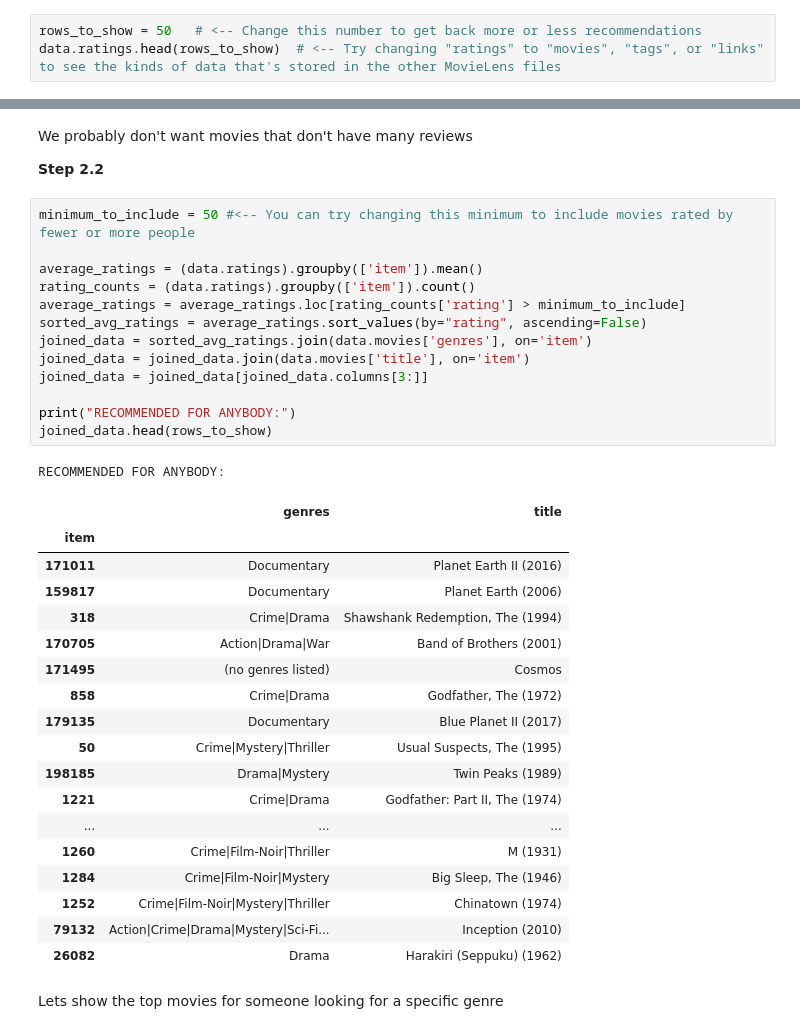
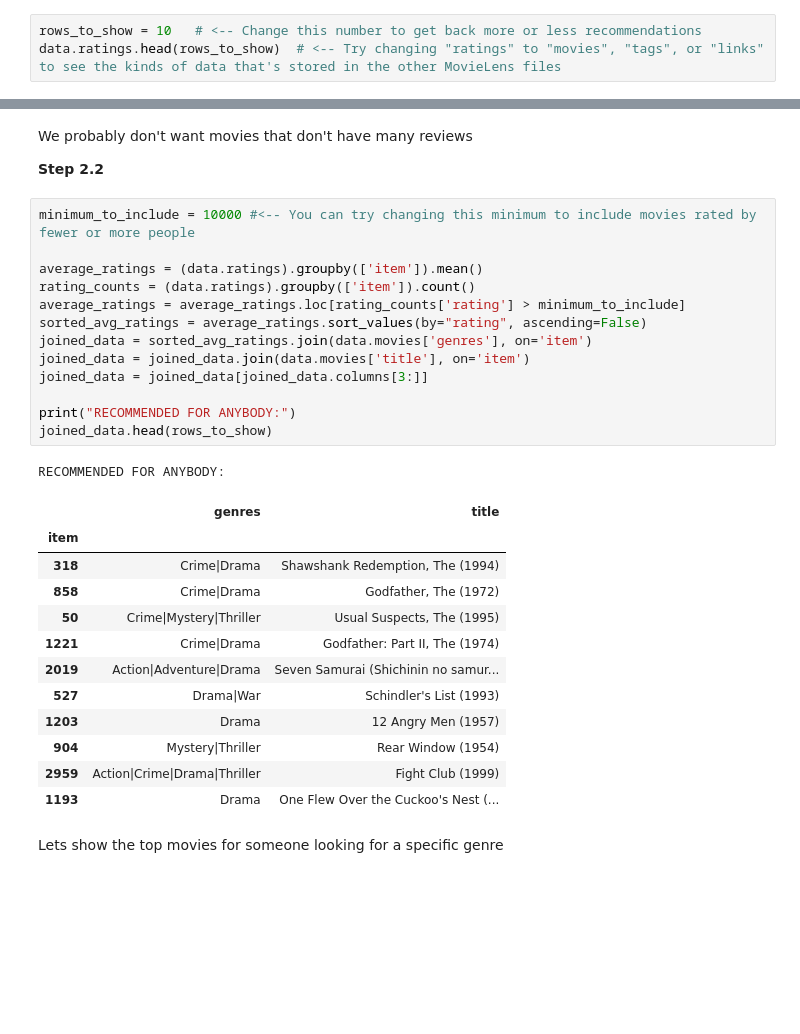
Before and after one commit to adamcodes716/movie-recommenders, a Jupyter notebook: MovieRecommender - Collaborative.ipynb, the cells around one changed output, grey strips where cells are left out. Cells and saved outputs as stored; diff of their text form; blank space fills up the shorter version.

```diff
--- a/MovieRecommender - Collaborative.ipynb
+++ b/MovieRecommender - Collaborative.ipynb
@@ -25,7 +48,7 @@ MovieLens stores a user's ID number (the first row few rows look like they're al
 
 Step 1.2
 # %%
-rows_to_show = 50   # <-- Change this number to get back more or less recommendations
+rows_to_show = 10   # <-- Change this number to get back more or less recommendations
 data.ratings.head(rows_to_show)  # <-- Try changing "ratings" to "movies", "tags", or "links" to see the kinds of data that's stored in the other MovieLens files
 # %% [output]
 |  | user | item | rating | timestamp |
@@ -146,38 +145,32 @@ We probably don't want movies that don't have many reviews
 
 **Step 2.2**
 # %%
-minimum_to_include = 50 #<-- You can try changing this minimum to include movies rated by fewer or more people
+minimum_to_include = 10000 #<-- You can try changing this minimum to include movies rated by fewer or more people
 
 average_ratings = (data.ratings).groupby(['item']).mean()
 rating_counts = (data.ratings).groupby(['item']).count()
 average_ratings = average_ratings.loc[rating_counts['rating'] > minimum_to_include]
 sorted_avg_ratings = average_ratings.sort_values(by="rating", ascending=False)
 joined_data = sorted_avg_ratings.join(data.movies['genres'], on='item')
 joined_data = joined_data.join(data.movies['title'], on='item')
 joined_data = joined_data[joined_data.columns[3:]]
 
 print("RECOMMENDED FOR ANYBODY:")
 joined_data.head(rows_to_show)
 # %% [output]
 RECOMMENDED FOR ANYBODY:
 |  | genres | title |
 | item |  |  |
-| 171011 | Documentary | Planet Earth II (2016) |
-| 159817 | Documentary | Planet Earth (2006) |
 | 318 | Crime|Drama | Shawshank Redemption, The (1994) |
-| 170705 | Action|Drama|War | Band of Brothers (2001) |
-| 171495 | (no genres listed) | Cosmos |
 | 858 | Crime|Drama | Godfather, The (1972) |
-| 179135 | Documentary | Blue Planet II (2017) |
 | 50 | Crime|Mystery|Thriller | Usual Suspects, The (1995) |
-| 198185 | Drama|Mystery | Twin Peaks (1989) |
 | 1221 | Crime|Drama | Godfather: Part II, The (1974) |
-| ... | ... | ... |
-| 1260 | Crime|Film-Noir|Thriller | M (1931) |
-| 1284 | Crime|Film-Noir|Mystery | Big Sleep, The (1946) |
-| 1252 | Crime|Film-Noir|Mystery|Thriller | Chinatown (1974) |
-| 79132 | Action|Crime|Drama|Mystery|Sci-Fi... | Inception (2010) |
-| 26082 | Drama | Harakiri (Seppuku) (1962) |
+| 2019 | Action|Adventure|Drama | Seven Samurai (Shichinin no samur... |
+| 527 | Drama|War | Schindler's List (1993) |
+| 1203 | Drama | 12 Angry Men (1957) |
+| 904 | Mystery|Thriller | Rear Window (1954) |
+| 2959 | Action|Crime|Drama|Thriller | Fight Club (1999) |
+| 1193 | Drama | One Flew Over the Cuckoo's Nest (... |
 # %% [markdown]
 Lets show the top movies for someone looking for a specific genre
 # %%
```
Also changed, not shown: parts of 7 cells of this notebook, 3 other files.
